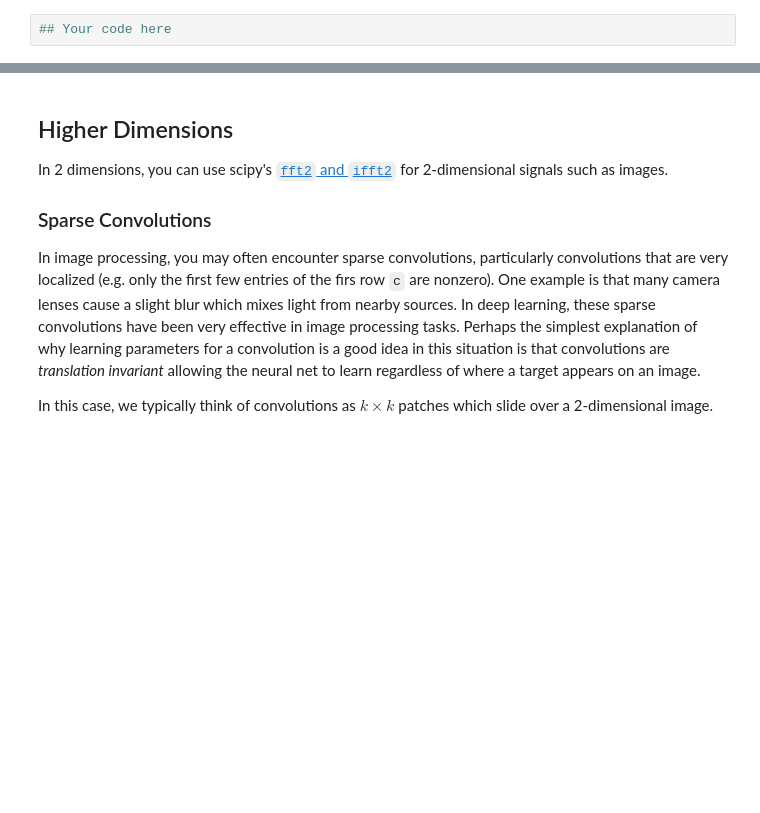
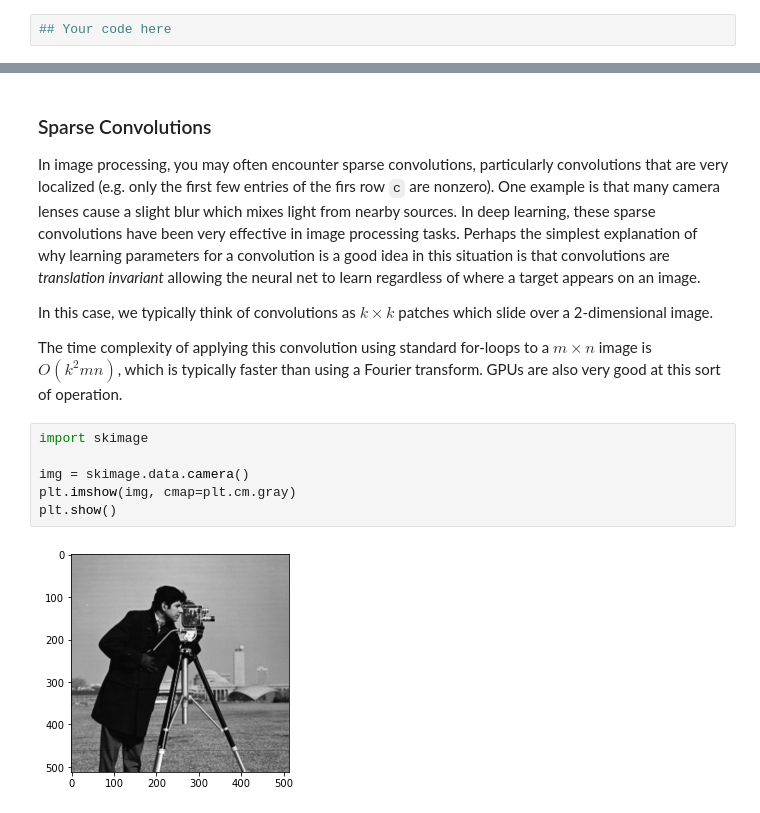
Before and after one commit to caam37830/book, a Jupyter notebook: _sources/02_linear_algebra/convolutions.ipynb, the cells around one changed output, grey strips where cells are left out. Cells and saved outputs as stored; diff of their text form; blank space fills up the shorter version.

```diff
--- a/_sources/02_linear_algebra/convolutions.ipynb
+++ b/_sources/02_linear_algebra/convolutions.ipynb
@@ -205,10 +224,16 @@ Create a plot that demonstrates the asymptotic scaling of the FFT is $O(N \log N
 # %% [markdown]
-## Higher Dimensions
-
-In 2 dimensions, you can use scipy's [`fft2` and `ifft2`](https://docs.scipy.org/doc/scipy/reference/tutorial/fft.html#and-n-d-discrete-fourier-transforms) for 2-dimensional signals such as images.
-
 ### Sparse Convolutions
 
 In image processing, you may often encounter sparse convolutions, particularly convolutions that are very localized (e.g. only the first few entries of the firs row `c` are nonzero).  One example is that many camera lenses cause a slight blur which mixes light from nearby sources.  In deep learning, these sparse convolutions have been very effective in image processing tasks. Perhaps the simplest explanation of why learning parameters for a convolution is a good idea in this situation is that convolutions are *translation invariant* allowing the neural net to learn regardless of where a target appears on an image.
 
 In this case, we typically think of convolutions as $k\times k$ patches which slide over a 2-dimensional image.
+
+The time complexity of applying this convolution using standard for-loops to a $m\times n$ image is $O(k^2 mn)$, which is typically faster than using a Fourier transform.  GPUs are also very good at this sort of operation.
+# %%
+import skimage
+
+img = skimage.data.camera()
+plt.imshow(img, cmap=plt.cm.gray)
+plt.show()
+# %% [output]
+[figure, added]
```
Also changed, not shown: parts of 29 cells of this notebook, 17 other files.
